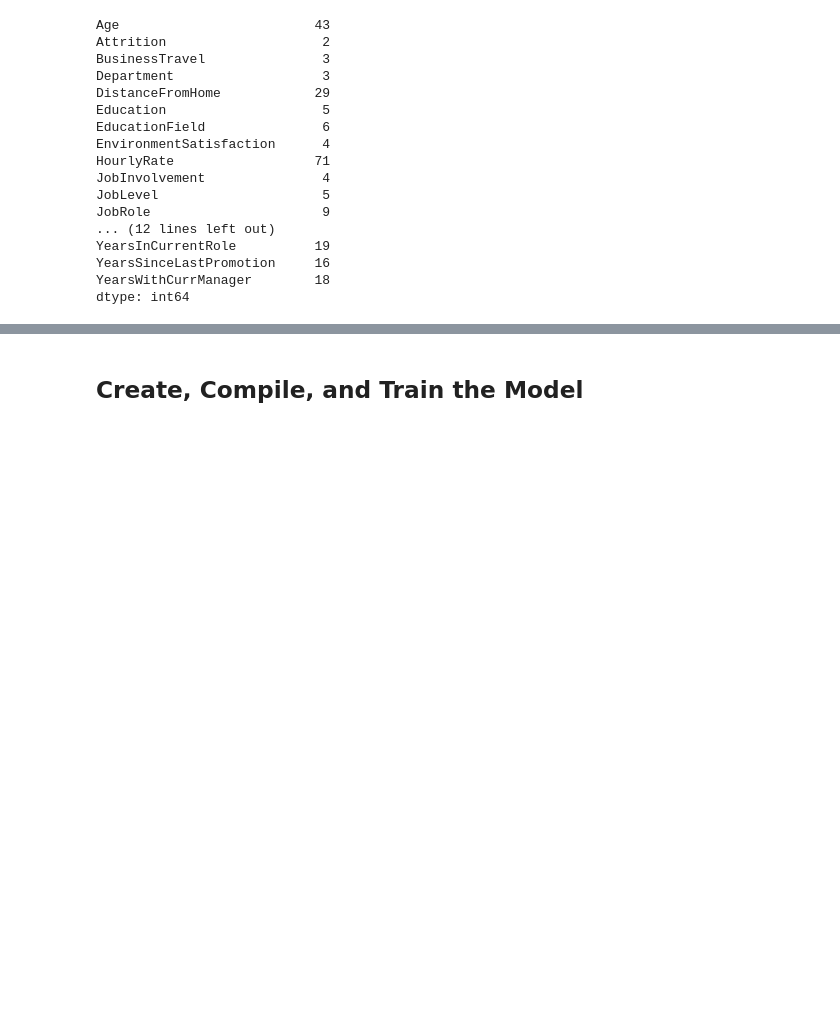
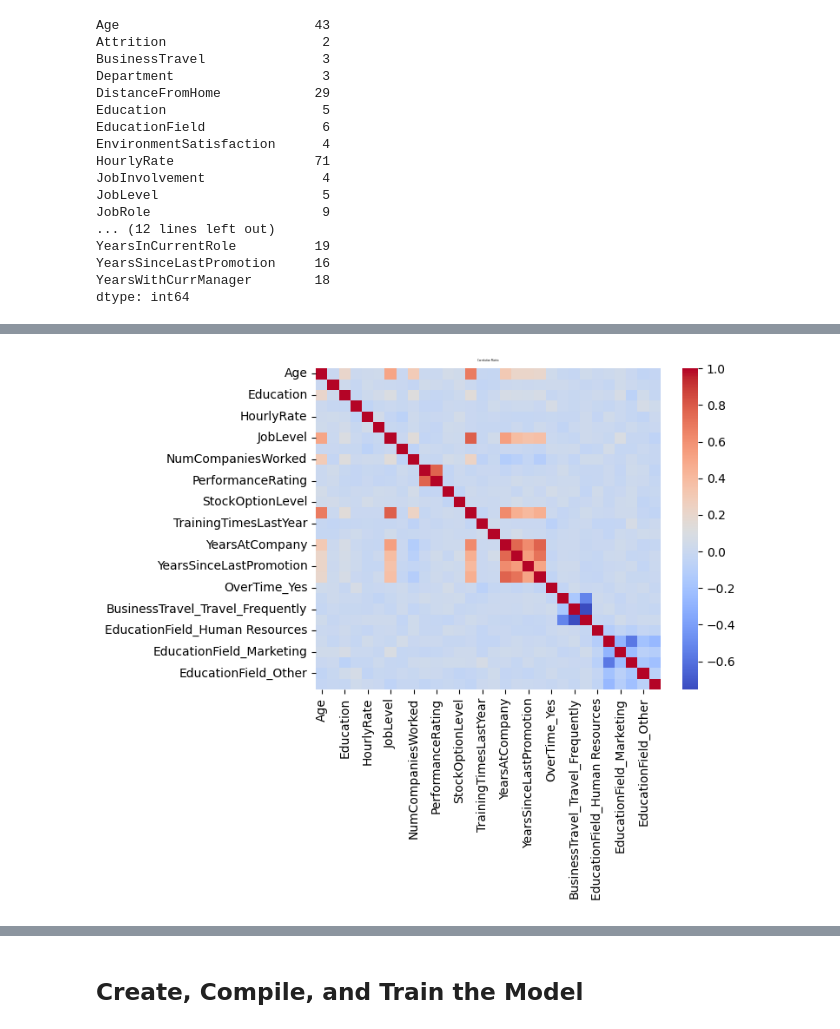
Before and after one commit to MF-MSB/neural-network-challenge-2, a Jupyter notebook: attrition.ipynb, the cells around one changed output, grey strips where cells are left out. Cells and saved outputs as stored; diff of their text form; code cells hidden in the pictures; blank space fills up the shorter version.

```diff
--- a/attrition.ipynb
+++ b/attrition.ipynb
@@ -66,0 +173,3 @@ dtype: object
+# %%
+# Perform encoding on the 'Overtime' column
+X_df = pd.get_dummies(X_df, columns=['OverTime'], drop_first=True)
@@ -66,0 +187,20 @@ dtype: object
+# %%
+# Initialize the OneHotEncoder
+encoder = OneHotEncoder(sparse_output=False)  # Use sparse=False to ensure the output is a dense array
+
+# Select the columns to encode
+columns_to_encode = ['BusinessTravel', 'EducationField']
+
+# Fit and transform the data
+encoded_data = encoder.fit_transform(X_df[columns_to_encode])
+
+# Convert the encoded data into a DataFrame
+encoded_df = pd.DataFrame(encoded_data, columns=encoder.get_feature_names_out(columns_to_encode))
+
+# Drop the original columns to be encoded from X_df
+X_df_dropped = X_df.drop(columns=columns_to_encode)
+
+# Concatenate the original DataFrame (without the encoded columns) and the new encoded DataFrame
+X_df = pd.concat([X_df_dropped, encoded_df], axis=1)
+
+X_df.head()  # Display the first few rows of the updated DataFrame
@@ -66,0 +235,14 @@ dtype: object
+# %%
+# Calculate the correlation matrix
+corr_matrix = X_df.corr()
+
+# Display the matrix with annotations
+sns.heatmap(corr_matrix, annot=False, cmap='coolwarm')
+
+# Add a title
+plt.title('Correlation Matrix', fontsize=2, color='black')
+
+# Display the plot
+plt.show()
+# %% [output]
+[figure, added]
```
Also changed, not shown: parts of 26 cells of this notebook.
